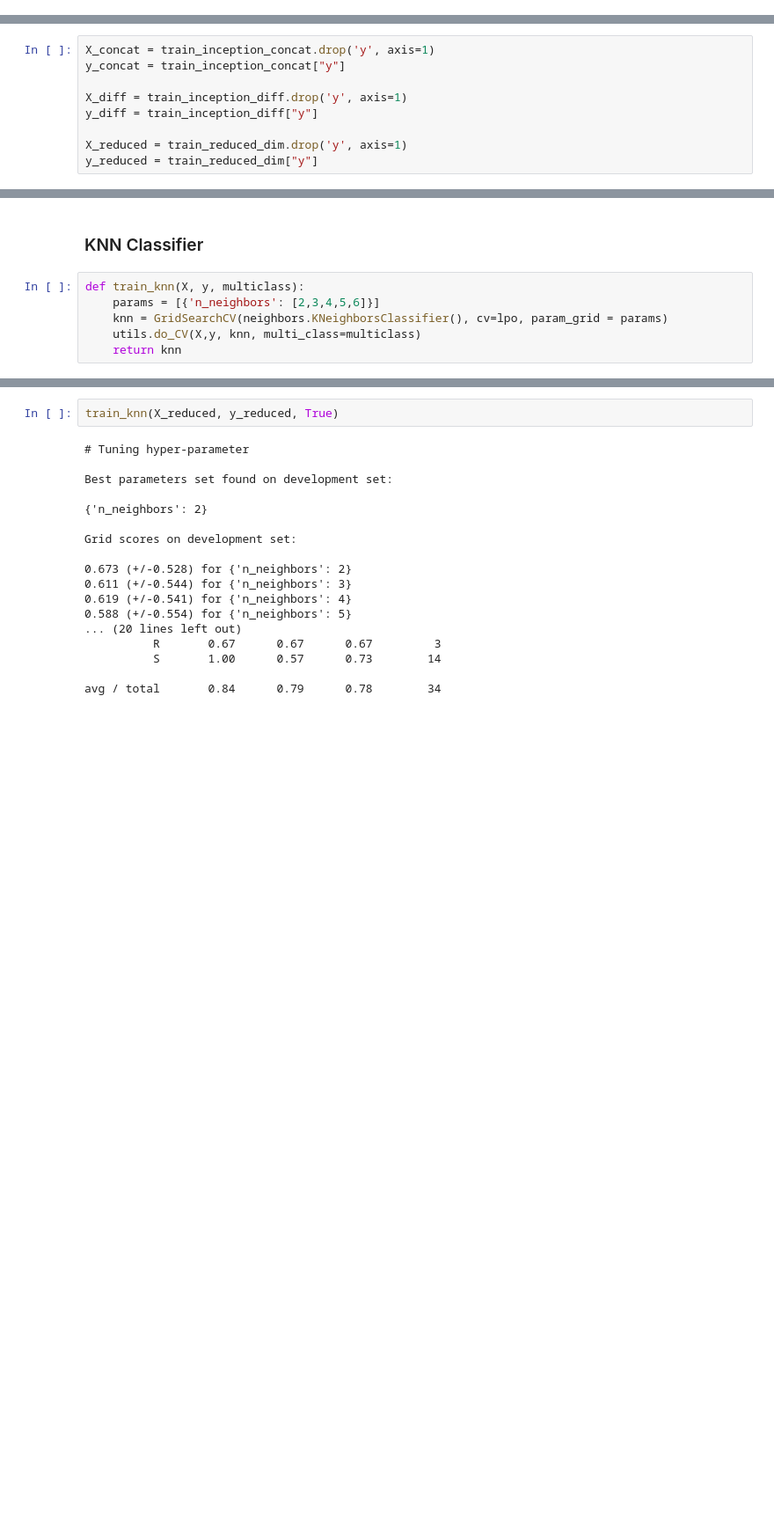
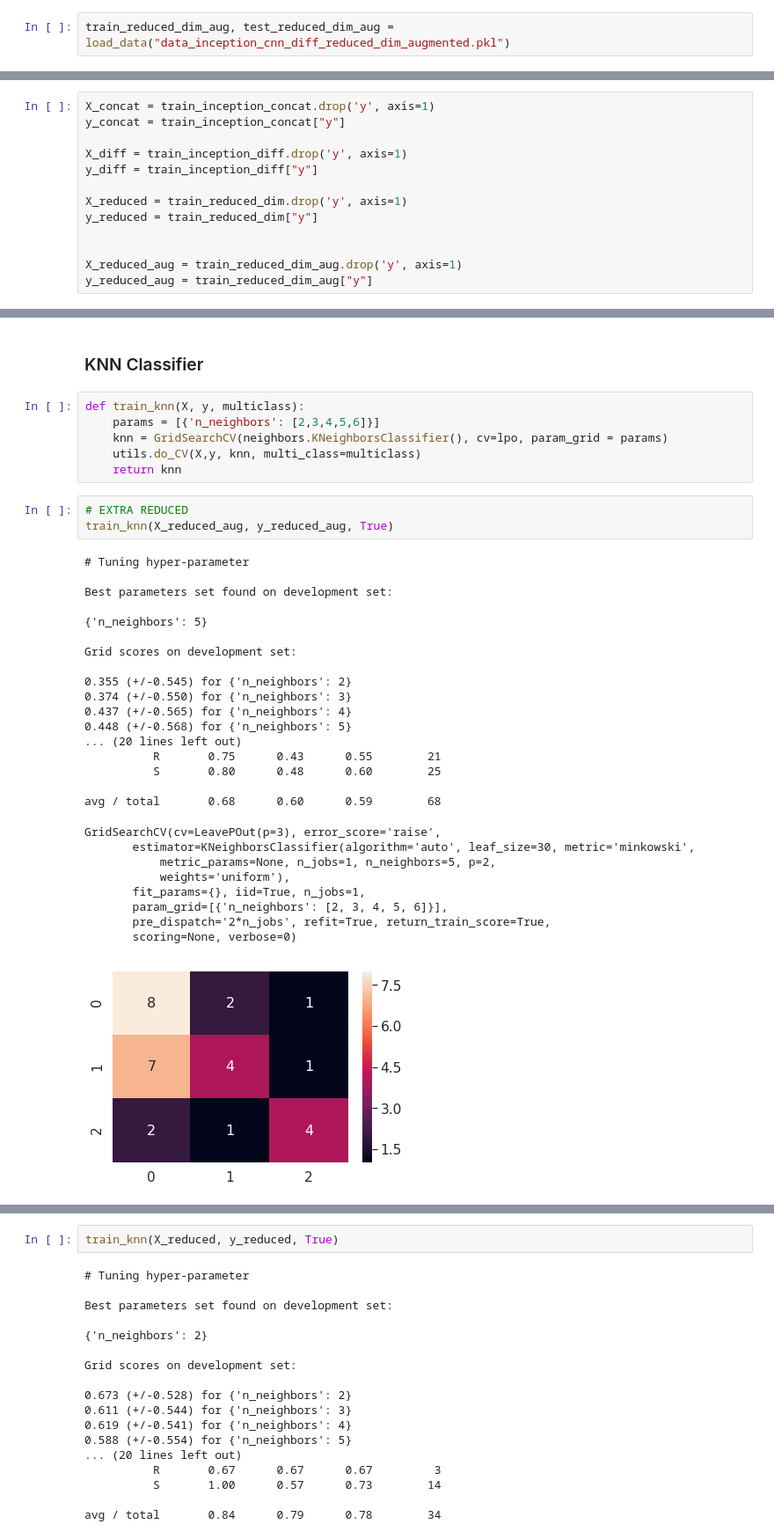
Before and after one commit to jatron/crmo-diagnosis-using-mri, a Jupyter notebook: inception/Inception CNN retraining.ipynb, the cells around one changed output, grey strips where cells are left out. Shown: that part at 88% size. Cells and saved outputs as stored; diff of their text form; blank space fills up the shorter version.

Commit message:
run data with augmentation

```diff
--- a/inception/Inception CNN retraining.ipynb
+++ b/inception/Inception CNN retraining.ipynb
@@ -38,6 +38,8 @@ train_inception_concat, test_inception_concat = load_data('data_inception_cnn.pk
 train_inception_diff, test_inception_diff = load_data('data_inception_cnn_diff.pkl')
 # %%
 train_reduced_dim, test_reduced_dim = load_data("data_inception_cnn_diff_reduced_dim.pkl")
+# %%
+train_reduced_dim_aug, test_reduced_dim_aug = load_data("data_inception_cnn_diff_reduced_dim_augmented.pkl")
 # %% [markdown]
 #### Baseline
 # %% [markdown]
@@ -51,6 +53,10 @@ y_diff = train_inception_diff["y"]
 
 X_reduced = train_reduced_dim.drop('y', axis=1)
 y_reduced = train_reduced_dim["y"]
+
+
+X_reduced_aug = train_reduced_dim_aug.drop('y', axis=1)
+y_reduced_aug = train_reduced_dim_aug["y"]
 # %%
 # Plot distribution of datapoints
 # Suvadip suggested trying a binary classifier by combining regressed and persistent into one class.
@@ -74,3 +80,33 @@ def train_knn(X, y, multiclass):
     knn = GridSearchCV(neighbors.KNeighborsClassifier(), cv=lpo, param_grid = params)
     utils.do_CV(X,y, knn, multi_class=multiclass)
     return knn
+# %%
+# EXTRA REDUCED
+train_knn(X_reduced_aug, y_reduced_aug, True)
+# %% [output]
+# Tuning hyper-parameter
+
+Best parameters set found on development set:
+
+{'n_neighbors': 5}
+
+Grid scores on development set:
+
+0.355 (+/-0.545) for {'n_neighbors': 2}
+0.374 (+/-0.550) for {'n_neighbors': 3}
+0.437 (+/-0.565) for {'n_neighbors': 4}
+0.448 (+/-0.568) for {'n_neighbors': 5}
+... (20 lines left out)
+          R       0.75      0.43      0.55        21
+          S       0.80      0.48      0.60        25
+
+avg / total       0.68      0.60      0.59        68
+GridSearchCV(cv=LeavePOut(p=3), error_score='raise',
+       estimator=KNeighborsClassifier(algorithm='auto', leaf_size=30, metric='minkowski',
+           metric_params=None, n_jobs=1, n_neighbors=5, p=2,
+           weights='uniform'),
+       fit_params={}, iid=True, n_jobs=1,
+       param_grid=[{'n_neighbors': [2, 3, 4, 5, 6]}],
+       pre_dispatch='2*n_jobs', refit=True, return_train_score=True,
+       scoring=None, verbose=0)
+[figure, added]
```
Also changed, not shown: parts of 9 cells of this notebook, 7 other files.
